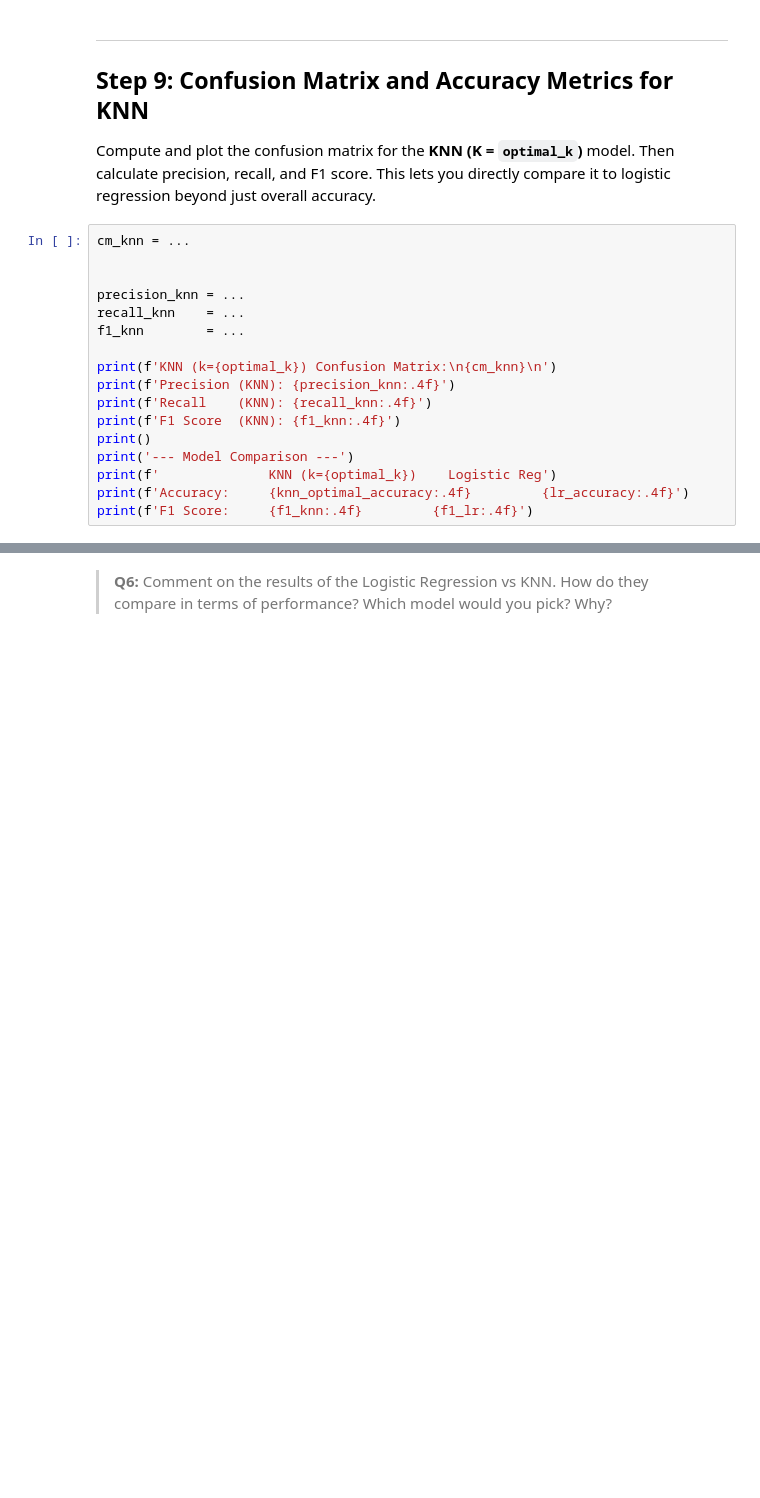
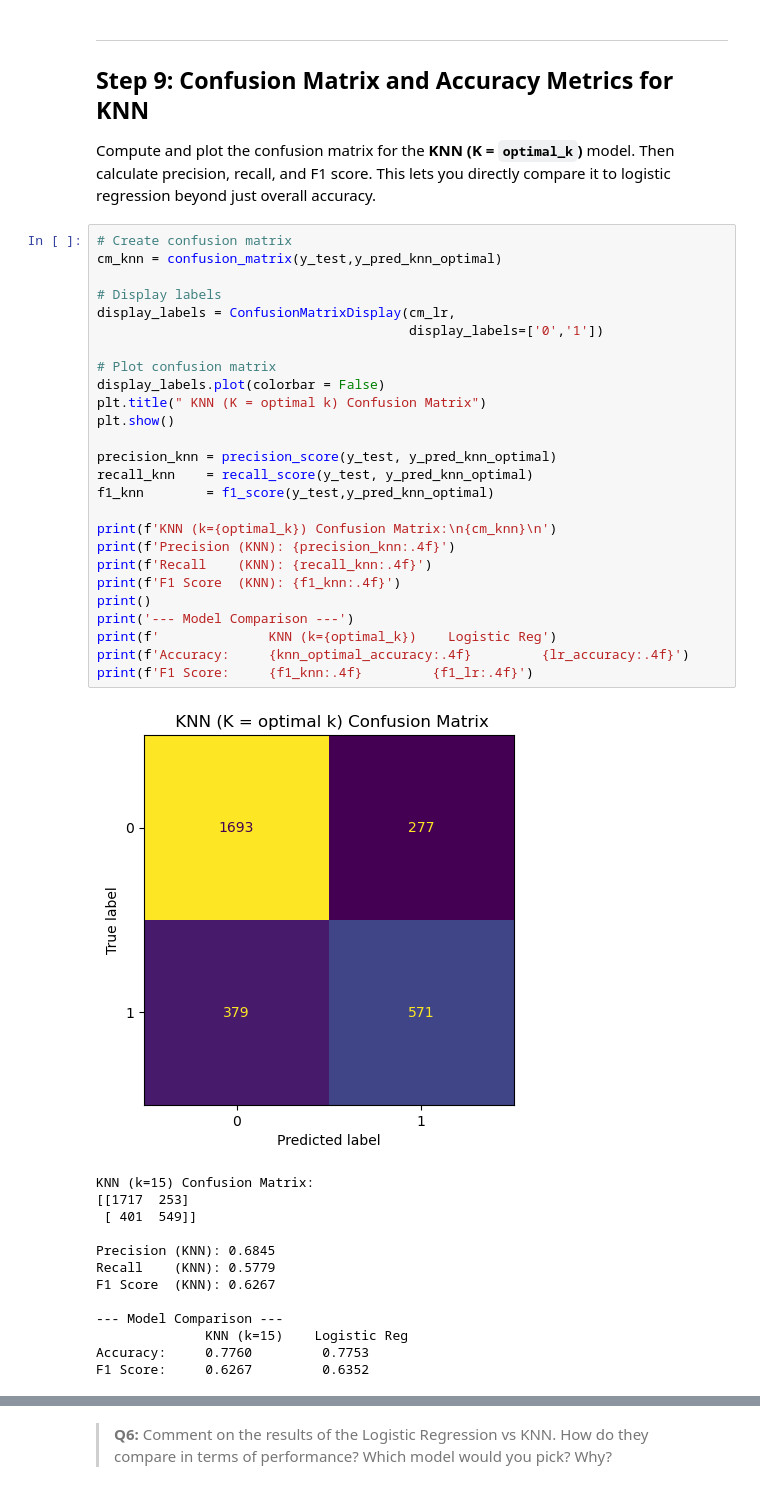
Before and after one commit to Awoo56709/assignment-2, a Jupyter notebook: hw2-task2.ipynb, the cells around one changed output, grey strips where cells are left out. Cells and saved outputs as stored; diff of their text form; blank space fills up the shorter version.

```diff
--- a/hw2-task2.ipynb
+++ b/hw2-task2.ipynb
@@ -378,21 +415,44 @@ _Type your answer here, replacing this text._
 
 Compute and plot the confusion matrix  for the **KNN (K = `optimal_k`)** model. Then calculate precision, recall, and F1 score. This lets you directly compare it to logistic regression beyond just overall accuracy.
 # %%
-cm_knn = ...
+# Create confusion matrix
+cm_knn = confusion_matrix(y_test,y_pred_knn_optimal)
 
+# Display labels
+display_labels = ConfusionMatrixDisplay(cm_lr,
+                                        display_labels=['0','1'])
 
-precision_knn = ...
-recall_knn    = ...
-f1_knn        = ...
+# Plot confusion matrix
+display_labels.plot(colorbar = False)
+plt.title(" KNN (K = optimal k) Confusion Matrix")
+plt.show()
+
+precision_knn = precision_score(y_test, y_pred_knn_optimal)
+recall_knn    = recall_score(y_test, y_pred_knn_optimal)
+f1_knn        = f1_score(y_test,y_pred_knn_optimal)
 
 print(f'KNN (k={optimal_k}) Confusion Matrix:\n{cm_knn}\n')
 print(f'Precision (KNN): {precision_knn:.4f}')
 print(f'Recall    (KNN): {recall_knn:.4f}')
 print(f'F1 Score  (KNN): {f1_knn:.4f}')
 print()
 print('--- Model Comparison ---')
 print(f'              KNN (k={optimal_k})    Logistic Reg')
 print(f'Accuracy:     {knn_optimal_accuracy:.4f}         {lr_accuracy:.4f}')
 print(f'F1 Score:     {f1_knn:.4f}         {f1_lr:.4f}')
+# %% [output]
+[figure, added]
+KNN (k=15) Confusion Matrix:
+[[1717  253]
+ [ 401  549]]
+
+Precision (KNN): 0.6845
+Recall    (KNN): 0.5779
+F1 Score  (KNN): 0.6267
+
+--- Model Comparison ---
+              KNN (k=15)    Logistic Reg
+Accuracy:     0.7760         0.7753
+F1 Score:     0.6267         0.6352
 # %%
 grader.check("q15")
```
Also changed, not shown: parts of 10 cells of this notebook.
